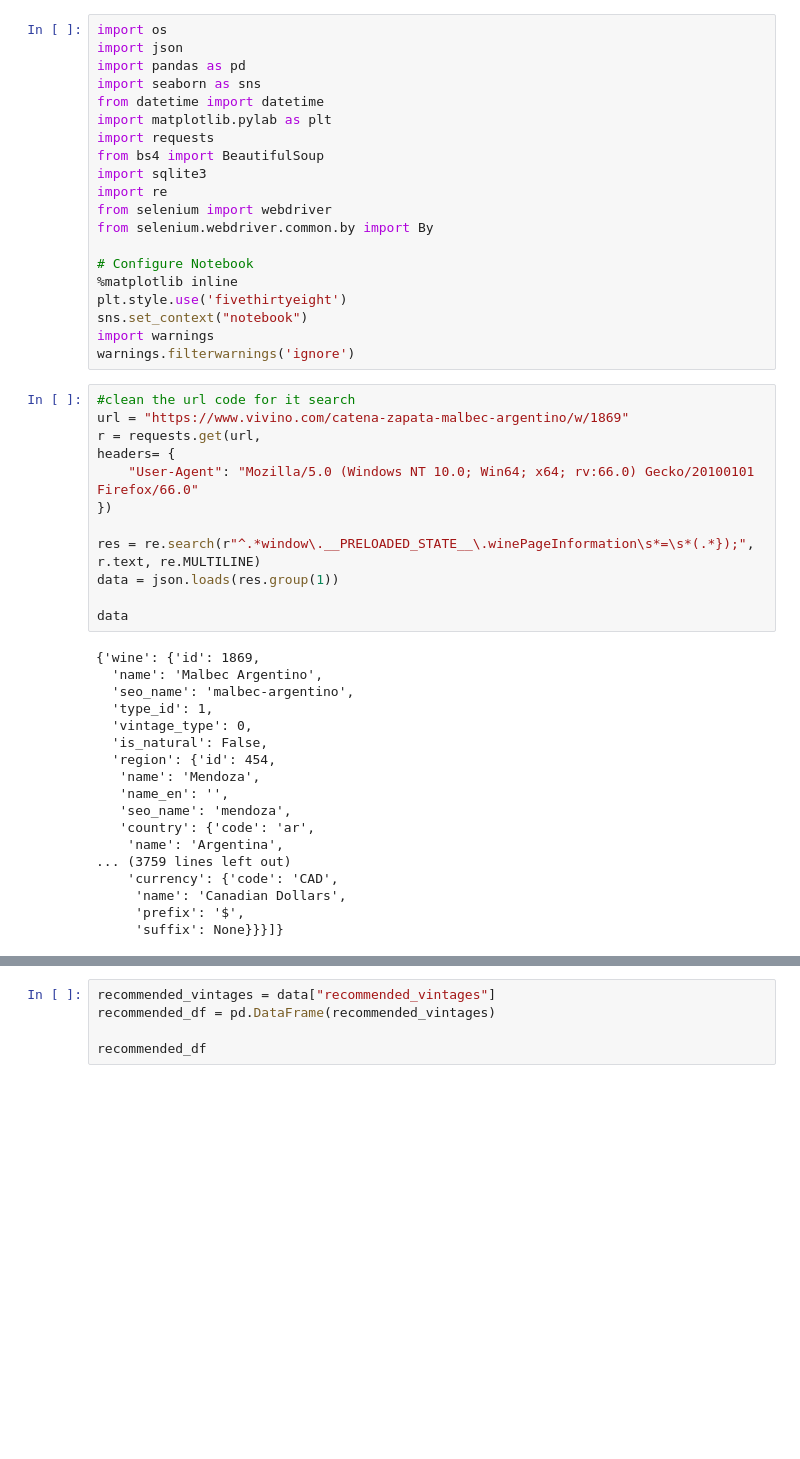
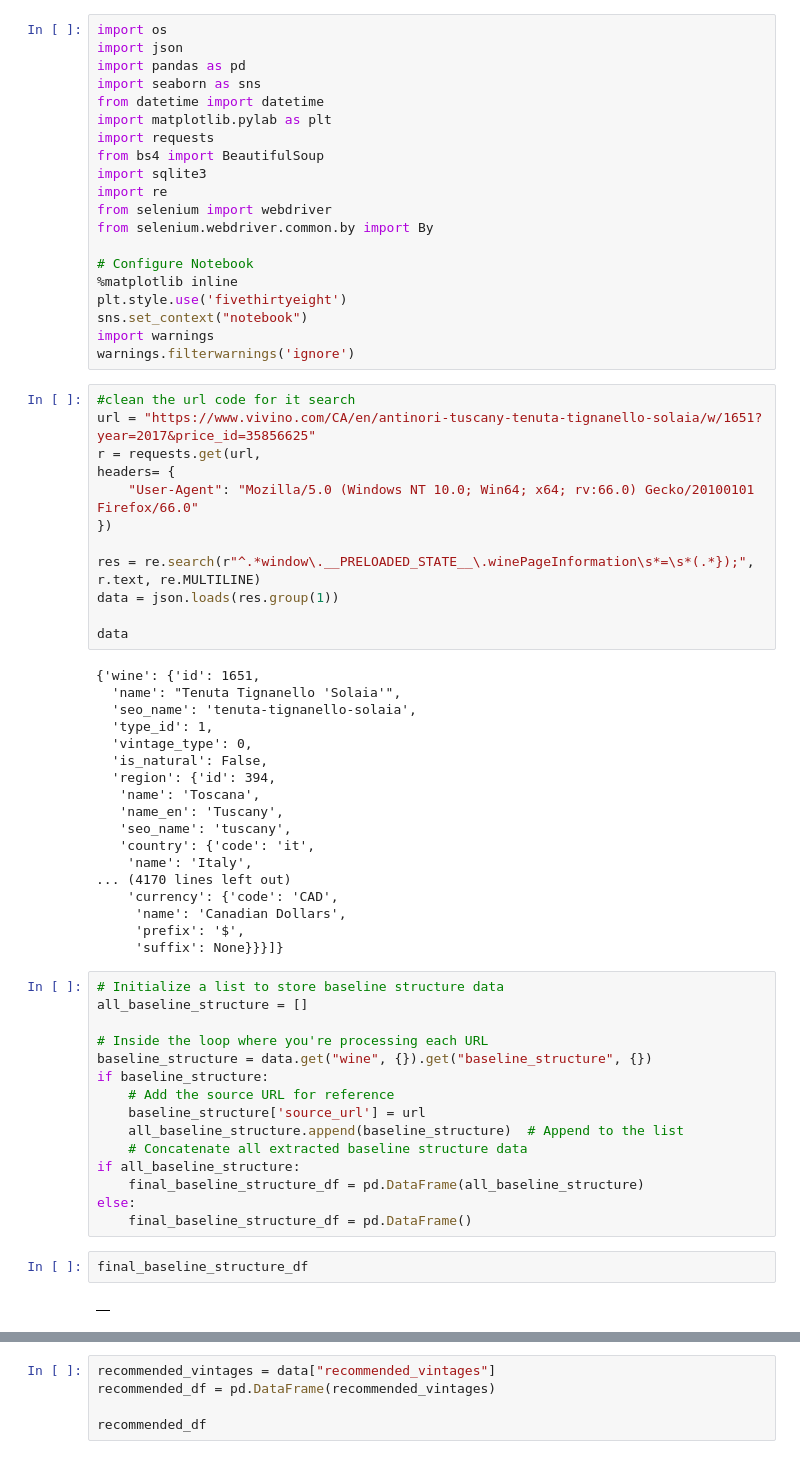
Before and after one commit to willhall2001/BreakinBadCode, a Jupyter notebook: wine_vintage1.ipynb, the cells around one changed output, grey strips where cells are left out. Saved outputs shown, nothing was run; the diff lists cells and outputs as text; blank space fills up the shorter version.

Commit message:
wine_vintage_v3

```diff
--- a/wine_vintage1.ipynb
+++ b/wine_vintage1.ipynb
@@ -20,7 +20,7 @@ import warnings
 warnings.filterwarnings('ignore')
 # %%
 #clean the url code for it search
-url = "https://www.vivino.com/catena-zapata-malbec-argentino/w/1869"
+url = "https://www.vivino.com/CA/en/antinori-tuscany-tenuta-tignanello-solaia/w/1651?year=2017&price_id=35856625"
 r = requests.get(url,
 headers= {
     "User-Agent": "Mozilla/5.0 (Windows NT 10.0; Win64; x64; rv:66.0) Gecko/20100101 Firefox/66.0"
@@ -31,20 +31,39 @@ data = json.loads(res.group(1))
 
 data
 # %% [output]
-{'wine': {'id': 1869,
-  'name': 'Malbec Argentino',
-  'seo_name': 'malbec-argentino',
+{'wine': {'id': 1651,
+  'name': "Tenuta Tignanello 'Solaia'",
+  'seo_name': 'tenuta-tignanello-solaia',
   'type_id': 1,
   'vintage_type': 0,
   'is_natural': False,
-  'region': {'id': 454,
-   'name': 'Mendoza',
-   'name_en': '',
-   'seo_name': 'mendoza',
-   'country': {'code': 'ar',
-    'name': 'Argentina',
-... (3759 lines left out)
+  'region': {'id': 394,
+   'name': 'Toscana',
+   'name_en': 'Tuscany',
+   'seo_name': 'tuscany',
+   'country': {'code': 'it',
+    'name': 'Italy',
+... (4170 lines left out)
     'currency': {'code': 'CAD',
      'name': 'Canadian Dollars',
      'prefix': '$',
      'suffix': None}}}]}
+# %%
+# Initialize a list to store baseline structure data
+all_baseline_structure = []
+
+# Inside the loop where you're processing each URL
+baseline_structure = data.get("wine", {}).get("baseline_structure", {})
+if baseline_structure:
+    # Add the source URL for reference
+    baseline_structure['source_url'] = url
+    all_baseline_structure.append(baseline_structure)  # Append to the list
+    # Concatenate all extracted baseline structure data
+if all_baseline_structure:
+    final_baseline_structure_df = pd.DataFrame(all_baseline_structure)
+else:
+    final_baseline_structure_df = pd.DataFrame()
+# %%
+final_baseline_structure_df
+# %% [output]
+|  |
```
Also changed, not shown: parts of 1 cell of this notebook, 11 other files.
